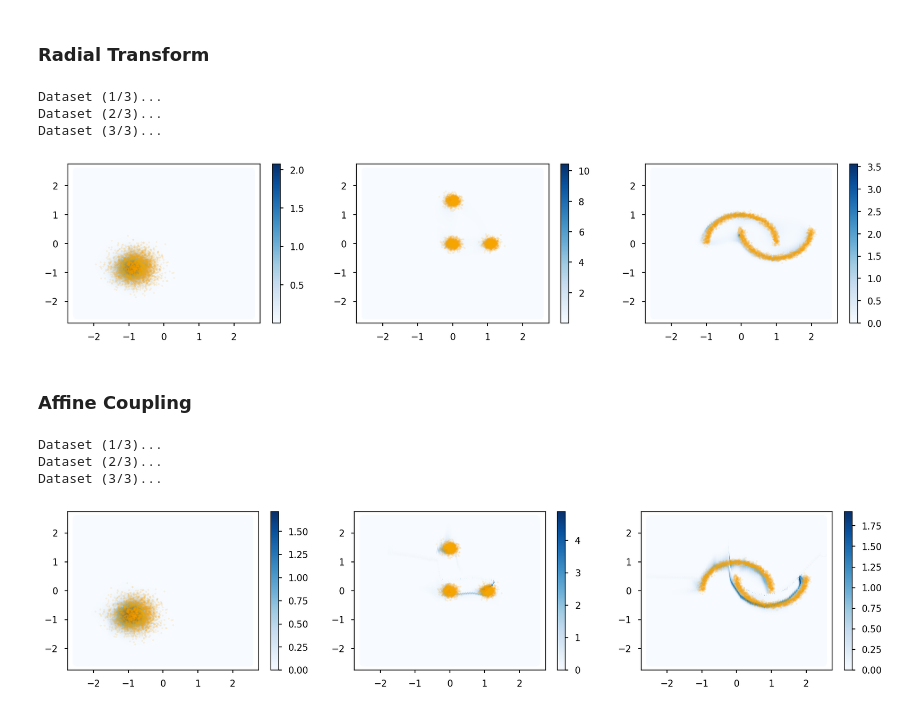
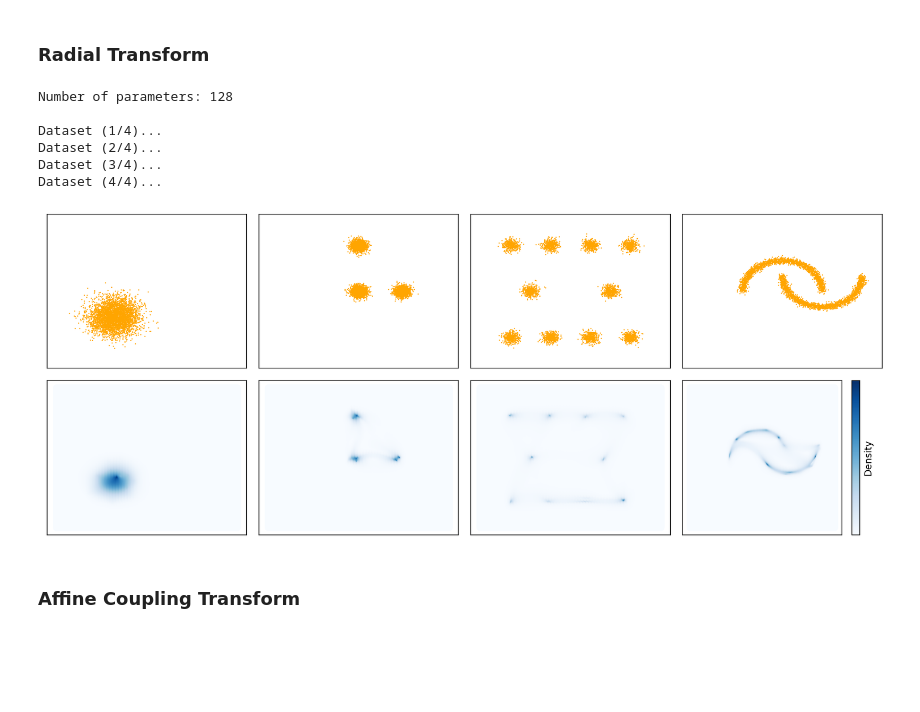
Before and after one commit to borchero/pyblaze, a Jupyter notebook: docs/examples/normalizing-flows.ipynb, the cells around one changed output. Saved outputs shown, nothing was run; the diff lists cells and outputs as text; code cells hidden in the pictures; blank space fills up the shorter version.

```diff
--- a/docs/examples/normalizing-flows.ipynb
+++ b/docs/examples/normalizing-flows.ipynb
@@ -23,6 +22,11 @@ plt.rcParams['figure.dpi'] = 150
 # %%
 data_unicluster = datasets.make_biclusters((4096, 2), 1, noise=0.3, minval=-2, maxval=2, random_state=17)[0]
 data_tricluster = datasets.make_biclusters((4096, 2), 3, noise=0.1, minval=-2, maxval=2, random_state=14)[0]
+data_tencluster = datasets.make_blobs(4096, 2, centers=[
+    [-1.5, -1.5], [-0.5, -1.5], [0.5, -1.5], [1.5, -1.5],
+    [-1, 0], [1, 0],
+    [-1.5, 1.5], [-0.5, 1.5], [0.5, 1.5], [1.5, 1.5],
+], cluster_std=0.1)[0]
 data_moons = datasets.make_moons(4096, noise=0.05)[0]
 # %%
 plt.figure(figsize=plt.figaspect(0.2))
@@ -96,9 +62,13 @@ def train_and_plot_for_all(engine):
 # %% [markdown]
 ## Transformations
+# %%
+datasets = [data_unicluster, data_tricluster, data_tencluster, data_moons]
 # %% [markdown]
 ### Affine Transform
 # %%
 affine_model = xnn.NormalizingFlow([xnn.AffineTransform(2)])
+print(f"Number of parameters: {sum(p.numel() for p in affine_model.parameters())}\n")
+
 affine_engine = xnn.MLEEngine(affine_model, expects_data_target=False)
-train_and_plot_for_all(affine_engine)
+train_and_plot(affine_engine, datasets)
 # %% [output]
@@ -110,6 +83,8 @@ Dataset (3/3)...
 ### Planar Transform
 # %%
 planar_model = xnn.NormalizingFlow([xnn.PlanarTransform(2) for _ in range(16)])
+print(f"Number of parameters: {sum(p.numel() for p in planar_model.parameters())}\n")
+
 planar_engine = xnn.MLEEngine(planar_model, expects_data_target=False)
-train_and_plot_for_all(planar_engine)
+train_and_plot(planar_engine, datasets)
 # %% [output]
@@ -121,12 +99,17 @@ Dataset (3/3)...
 ### Radial Transform
 # %%
 radial_model = xnn.NormalizingFlow([xnn.RadialTransform(2) for _ in range(32)])
+print(f"Number of parameters: {sum(p.numel() for p in radial_model.parameters())}\n")
+
 radial_engine = xnn.MLEEngine(radial_model, expects_data_target=False)
-train_and_plot_for_all(radial_engine)
+train_and_plot(radial_engine, datasets)
 # %% [output]
-Dataset (1/3)...
-Dataset (2/3)...
-Dataset (3/3)...
+Number of parameters: 128
+
+Dataset (1/4)...
+Dataset (2/4)...
+Dataset (3/4)...
+Dataset (4/4)...
-[figure, old version]
+[figure, new version]
 # %% [markdown]
-### Affine Coupling
+### Affine Coupling Transform
@@ -163,8 +115,0 @@ affine_coupling_model = xnn.NormalizingFlow([
-# %%
-affine_coupling_engine = xnn.MLEEngine(affine_coupling_model, expects_data_target=False)
-train_and_plot_for_all(affine_coupling_engine)
-# %% [output]
-Dataset (1/3)...
-Dataset (2/3)...
-Dataset (3/3)...
-[figure, removed]
```
Also changed, not shown: parts of 17 cells of this notebook, 14 other files.
